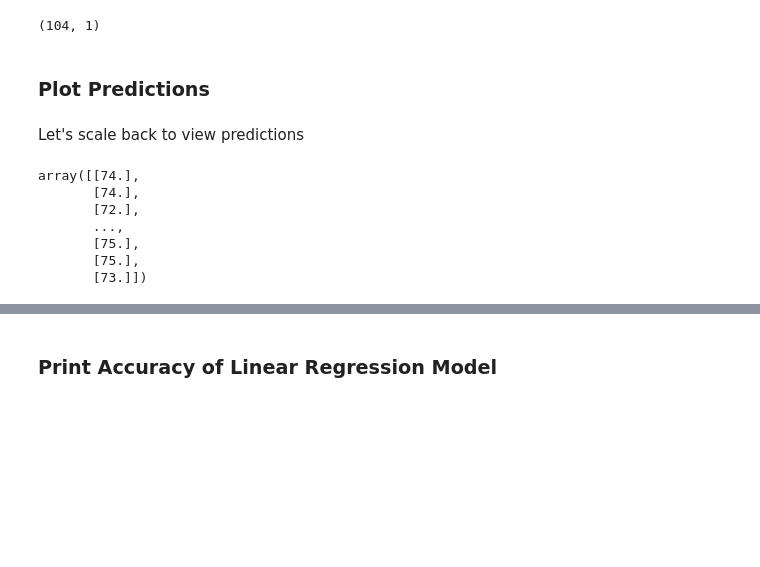
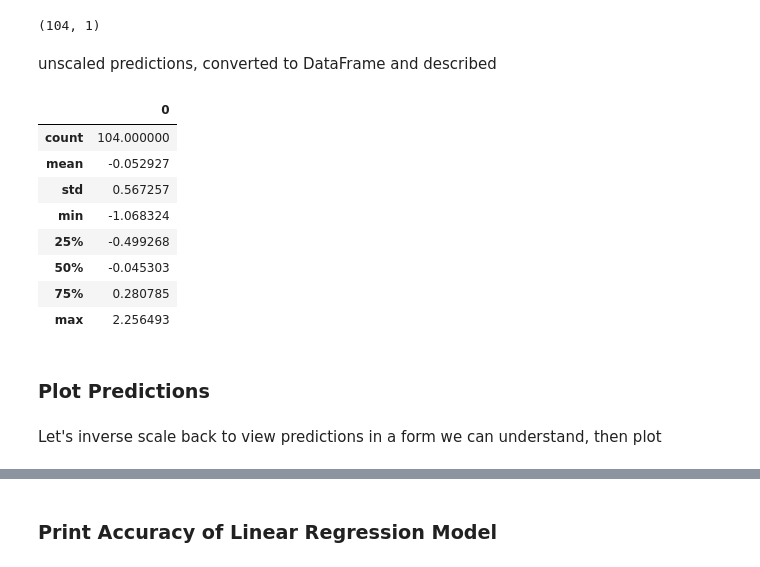
Before and after one commit to noahgift/Python-MLOps-Cookbook, a Jupyter notebook: Baseball_Predictions_Export_Model.ipynb, the cells around one changed output, grey strips where cells are left out. Drawn from its saved outputs; the diff is of its cells as text; code cells hidden in the pictures; blank space fills up the shorter version.

```diff
--- a/Baseball_Predictions_Export_Model.ipynb
+++ b/Baseball_Predictions_Export_Model.ipynb
@@ -198,17 +198,22 @@ y_test.shape
 predictions.shape
 # %% [output]
 (104, 1)
+# %% [markdown]
+unscaled predictions, converted to DataFrame and described
+# %%
+df_predictions = pd.DataFrame(predictions)
+df.describe()
+# %% [output]
+|  | 0 |
+| count | 104.000000 |
+| mean | -0.052927 |
+| std | 0.567257 |
+| min | -1.068324 |
+| 25% | -0.499268 |
+| 50% | -0.045303 |
+| 75% | 0.280785 |
+| max | 2.256493 |
 # %% [markdown]
 ### Plot Predictions
 # %% [markdown]
-Let's scale back to view predictions
+Let's inverse scale back to view predictions in a form we can understand, then plot
-# %%
-y_scaler.inverse_transform(y)
-# %% [output]
-array([[74.],
-       [74.],
-       [72.],
-       ...,
-       [75.],
-       [75.],
-       [73.]])
```
Also changed, not shown: parts of 13 cells of this notebook.
